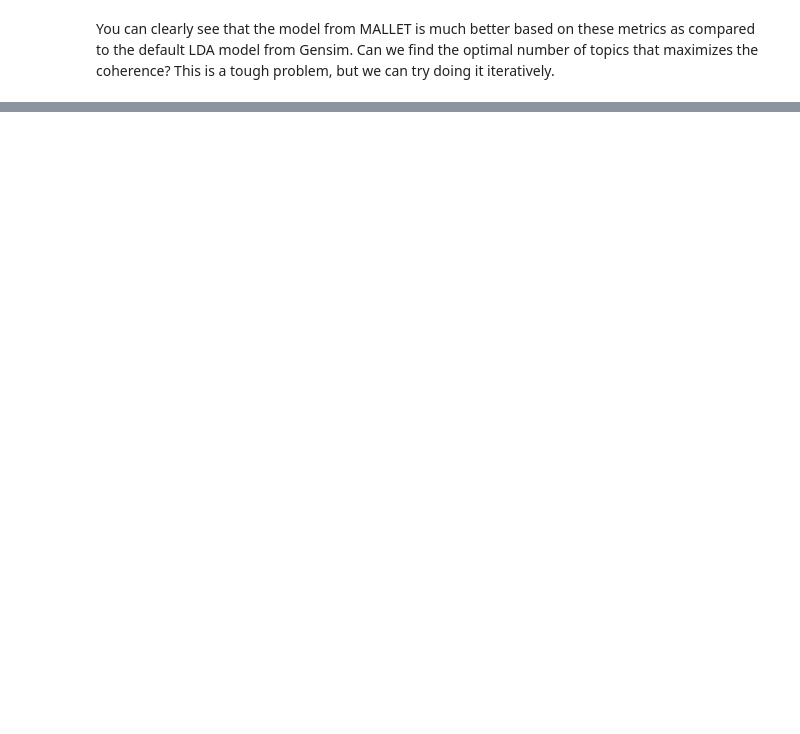
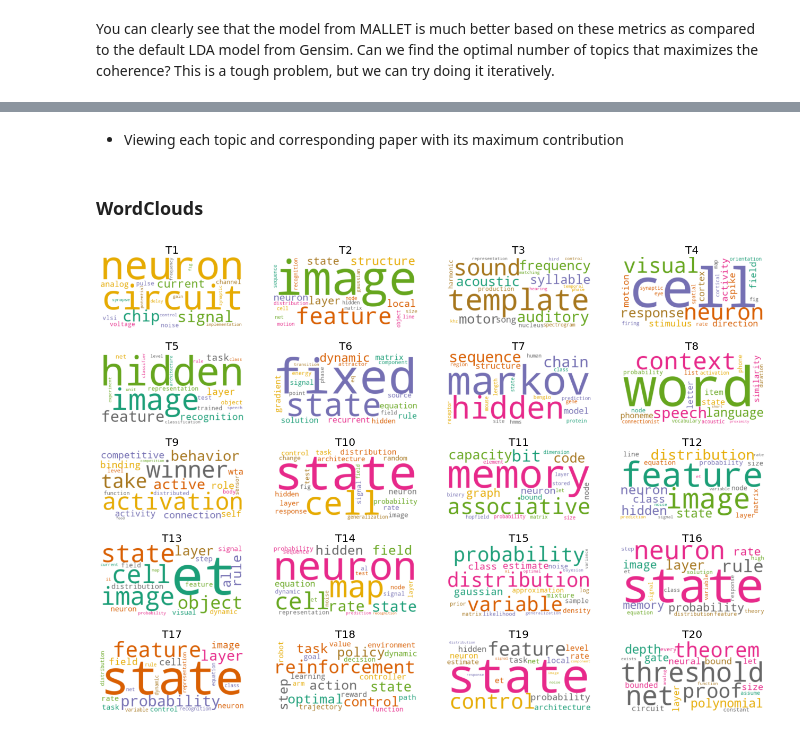
Before and after one commit to kurtsenol/machine-learning, a Jupyter notebook: LDA.ipynb, the cells around one changed output, grey strips where cells are left out. Cells and saved outputs as stored; diff of their text form; code cells hidden in the pictures; blank space fills up the shorter version.

```diff
--- a/LDA.ipynb
+++ b/LDA.ipynb
@@ -375,0 +860,2 @@ metrics as compared to the default LDA model from Gensim. Can we find the optima
+# %%
+top_terms = 20
@@ -375,0 +907,17 @@ metrics as compared to the default LDA model from Gensim. Can we find the optima
+# %%
+dt_df = pd.DataFrame(document_topics,
+columns=['T'+str(i) for i in range(1, TOTAL_TOPICS+1)])
+
+pd.options.display.float_format = '{:,.5f}'.format
+pd.set_option('display.max_colwidth', 200)
+
+max_contrib_topics = dt_df.max(axis=0)
+dominant_topics = max_contrib_topics.index
+contrib_perc = max_contrib_topics.values
+document_numbers = [dt_df[dt_df[t] == max_contrib_topics.loc[t]].index[0] for t in dominant_topics]
+documents = [papers[i] for i in document_numbers]
+
+results_df = pd.DataFrame( {'Dominant Topic': dominant_topics, 'Contribution %': contrib_perc, 'Paper Num': document_numbers,
+                            'Topic': topics_df['Terms per Topic'], 'Paper Name': documents})
+
+results_df
@@ -375,0 +942,5 @@ metrics as compared to the default LDA model from Gensim. Can we find the optima
+# %% [markdown]
+* Viewing each topic and corresponding paper with its maximum
+contribution
+# %% [markdown]
+### WordClouds
@@ -375,0 +952,24 @@ metrics as compared to the default LDA model from Gensim. Can we find the optima
+# %%
+wc = WordCloud(background_color="white", colormap="Dark2",
+               max_font_size=150, random_state=42)
+# %%
+plt.rcParams['figure.figsize'] = [20, 15]
+# %%
+# Create subplots for each comedian
+i=0
+for i in range(20):
+
+    wc.generate(text=results_df["Topic"][i])
+
+    plt.subplot(5, 4, i+1)
+    plt.imshow(wc, interpolation="bilinear")
+    plt.axis("off")
+    plt.title(results_df["Dominant Topic"][i])
+    # print(topic)
+    # print(type(topic))
+    # print()
+    # print()
+
+plt.show()
+# %% [output]
+[figure, added]
```
Also changed, not shown: parts of 71 cells of this notebook.
